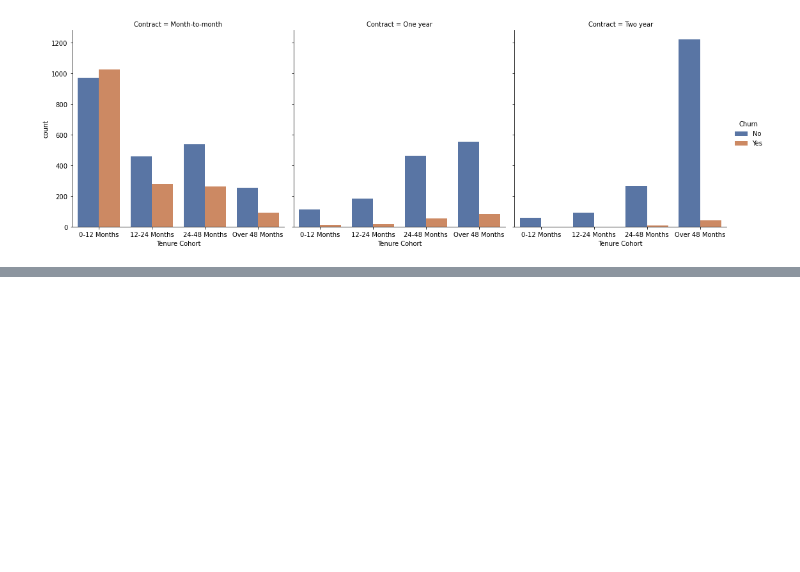
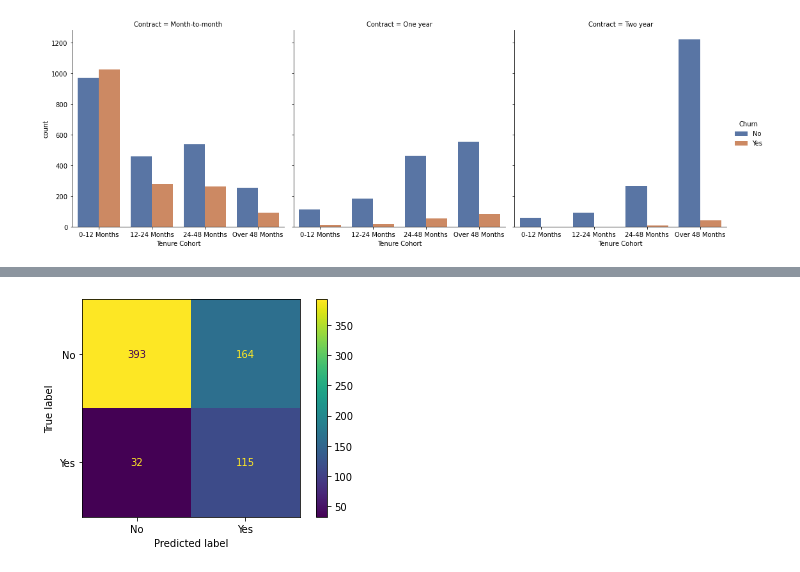
Before and after one commit to Robert-F-Mulligan/customer-churn-analysis, a Jupyter notebook: notebooks/customer-churn-analysis.ipynb, the cells around one changed output, grey strips where cells are left out. Drawn from its saved outputs; the diff is of its cells as text; code cells hidden in the pictures; blank space fills up the shorter version.

```diff
--- a/notebooks/customer-churn-analysis.ipynb
+++ b/notebooks/customer-churn-analysis.ipynb
@@ -381,0 +480,4 @@ sns.catplot(data=cohort_df, x='Tenure Cohort', hue='Churn', col='Contract', kind
+# %%
+plot_confusion_matrix(clf_r,X_test,y_test);
+# %% [output]
+[figure, added]
```
Also changed, not shown: parts of 20 cells of this notebook.
